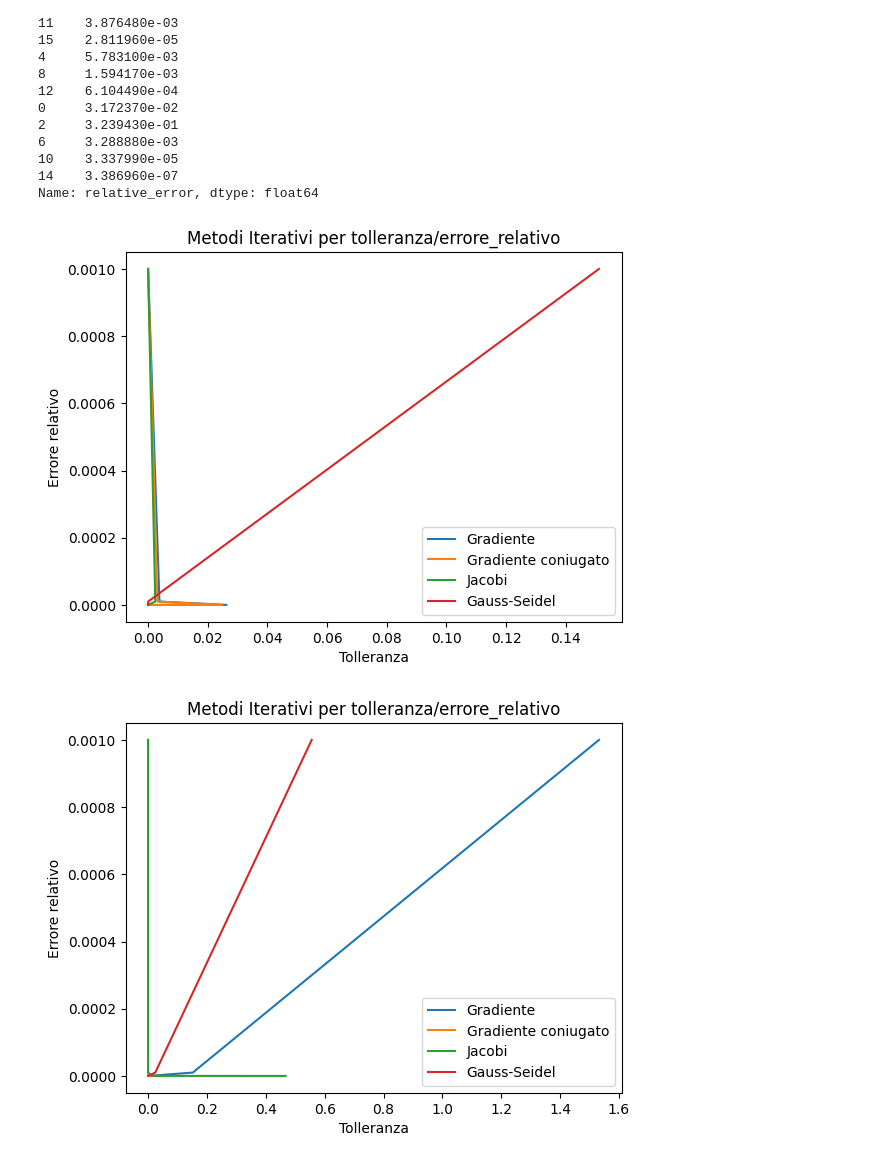
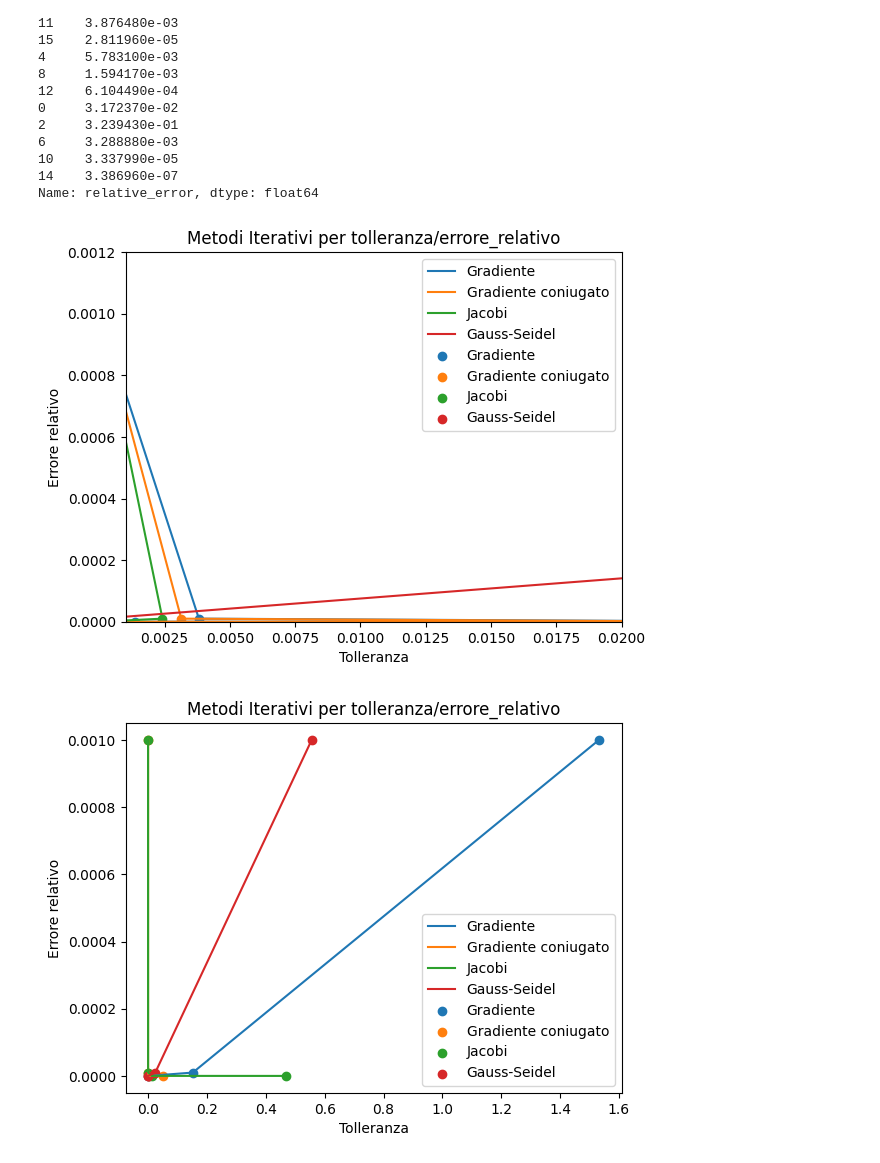
Before and after one commit to gabrielecanesi/iterative-solver, a Jupyter notebook: scripts/Untitled.ipynb, the cells around one changed output. Cells and saved outputs as stored; diff of their text form; code cells hidden in the pictures.

Commit message:
Scatterplots added

```diff
--- a/scripts/Untitled.ipynb
+++ b/scripts/Untitled.ipynb
@@ -53,22 +53,34 @@ Name: relative_error, dtype: float64
 # %%
 plt.plot(grad_rel_err[0:4], tol, label='Gradiente')
 plt.plot(grad_con_rel_err[0:4], tol, label='Gradiente coniugato')
 plt.plot(jac_rel_err[0:4], tol, label='Jacobi')
 plt.plot(gauss_rel_err[0:4], tol, label='Gauss-Seidel')
+
+plt.scatter(grad_rel_err[0:4], tol, label='Gradiente')
+plt.scatter(grad_con_rel_err[0:4], tol, label='Gradiente coniugato')
+plt.scatter(jac_rel_err[0:4], tol, label='Jacobi')
+plt.scatter(gauss_rel_err[0:4], tol, label='Gauss-Seidel')
+
 plt.legend()
 
 plt.xlabel('Tolleranza')
 plt.ylabel('Errore relativo')
 plt.title('Metodi Iterativi per tolleranza/errore_relativo')
+plt.axis([0.001, 0.02, 0.0000, 0.0012])
 
 plt.show()
 # %% [output]
-[figure, old version]
+[figure, new version]
 # %%
 plt.plot(grad_rel_err[4:8], tol, label='Gradiente')
 plt.plot(grad_con_rel_err[4:8], tol, label='Gradiente coniugato')
 plt.plot(jac_rel_err[4:8], tol, label='Jacobi')
 plt.plot(gauss_rel_err[4:8], tol, label='Gauss-Seidel')
+
+plt.scatter(grad_rel_err[4:8], tol, label='Gradiente')
+plt.scatter(grad_con_rel_err[4:8], tol, label='Gradiente coniugato')
+plt.scatter(jac_rel_err[4:8], tol, label='Jacobi')
+plt.scatter(gauss_rel_err[4:8], tol, label='Gauss-Seidel')
 plt.legend()
 
 plt.xlabel('Tolleranza')
@@ -77,7 +89,7 @@ plt.title('Metodi Iterativi per tolleranza/errore_relativo')
 
 plt.show()
 # %% [output]
-[figure, old version]
+[figure, new version]
 # %%
 plt.plot(grad_rel_err[8:12], tol, label='Gradiente')
 plt.plot(grad_con_rel_err[8:12], tol, label='Gradiente coniugato')
```
Also changed, not shown: parts of 2 cells of this notebook.
